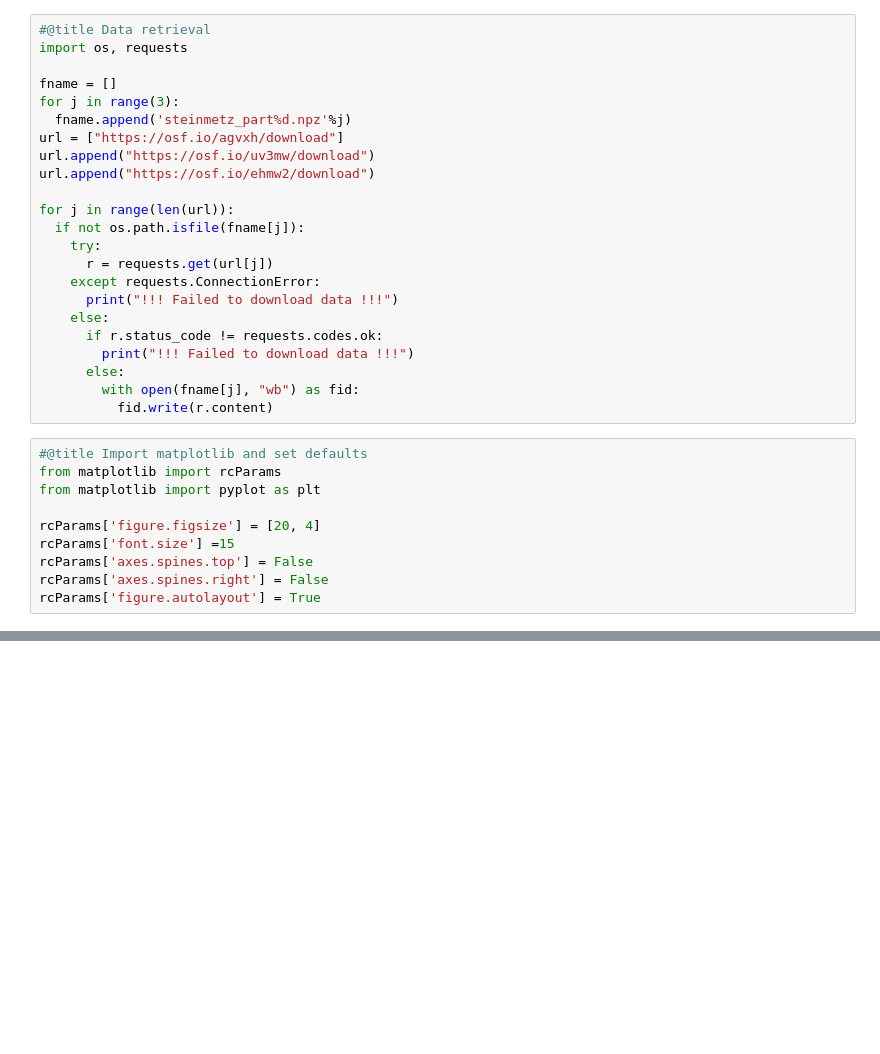
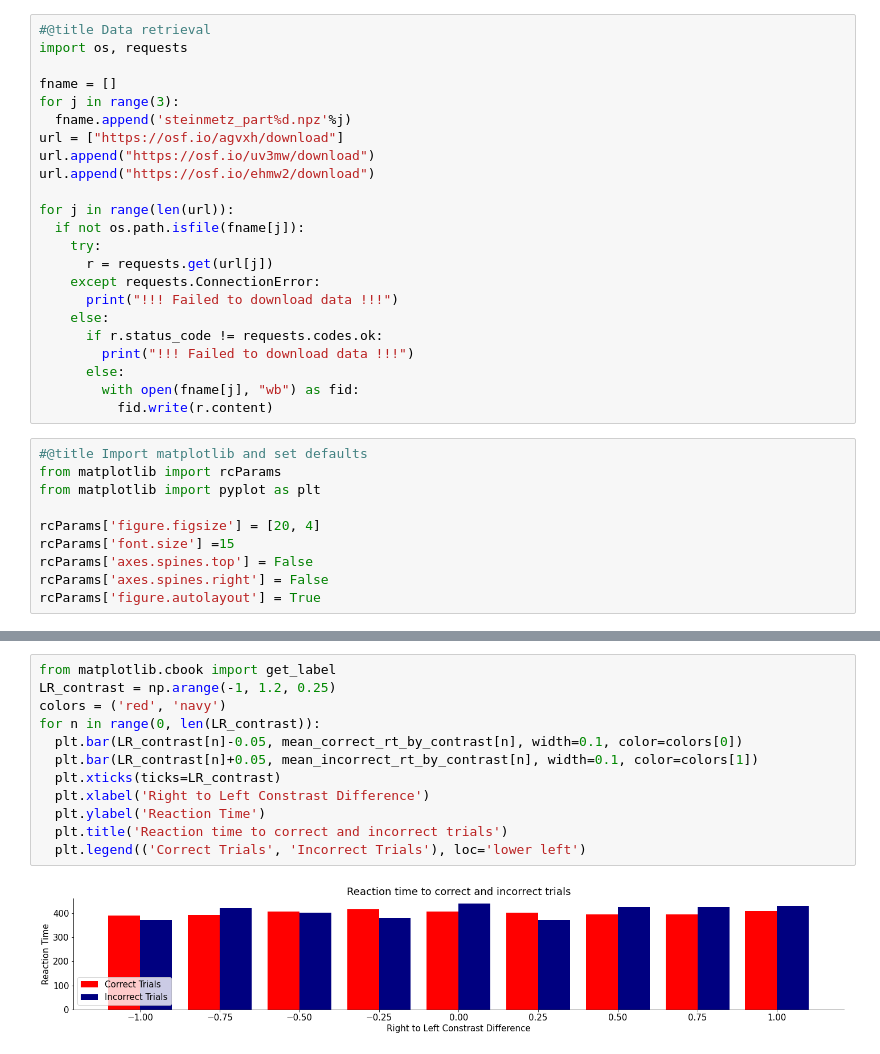
Before and after one commit to kushalbakshi/NeuroMatch_Project, a Jupyter notebook: Steinmetz_Dataset_Plots.ipynb, the cells around one changed output, grey strips where cells are left out. Cells and saved outputs as stored; diff of their text form; blank space fills up the shorter version.

```diff
--- a/Steinmetz_Dataset_Plots.ipynb
+++ b/Steinmetz_Dataset_Plots.ipynb
@@ -65,3 +91,17 @@ total_error = np.std(np.reshape(correct, (9, 39), order='F'), axis=1)
+# %%
+from matplotlib.cbook import get_label
+LR_contrast = np.arange(-1, 1.2, 0.25)
+colors = ('red', 'navy')
+for n in range(0, len(LR_contrast)):
+  plt.bar(LR_contrast[n]-0.05, mean_correct_rt_by_contrast[n], width=0.1, color=colors[0])
+  plt.bar(LR_contrast[n]+0.05, mean_incorrect_rt_by_contrast[n], width=0.1, color=colors[1])
+  plt.xticks(ticks=LR_contrast)
+  plt.xlabel('Right to Left Constrast Difference')
+  plt.ylabel('Reaction Time')
+  plt.title('Reaction time to correct and incorrect trials')
+  plt.legend(('Correct Trials', 'Incorrect Trials'), loc='lower left')
+# %% [output]
+[figure, added]
 # %%
 LR_contrast = np.arange(-1, 1.2, 0.25)
 for n in range(0, len(LR_contrast)):
```
Also changed, not shown: parts of 7 cells of this notebook.
